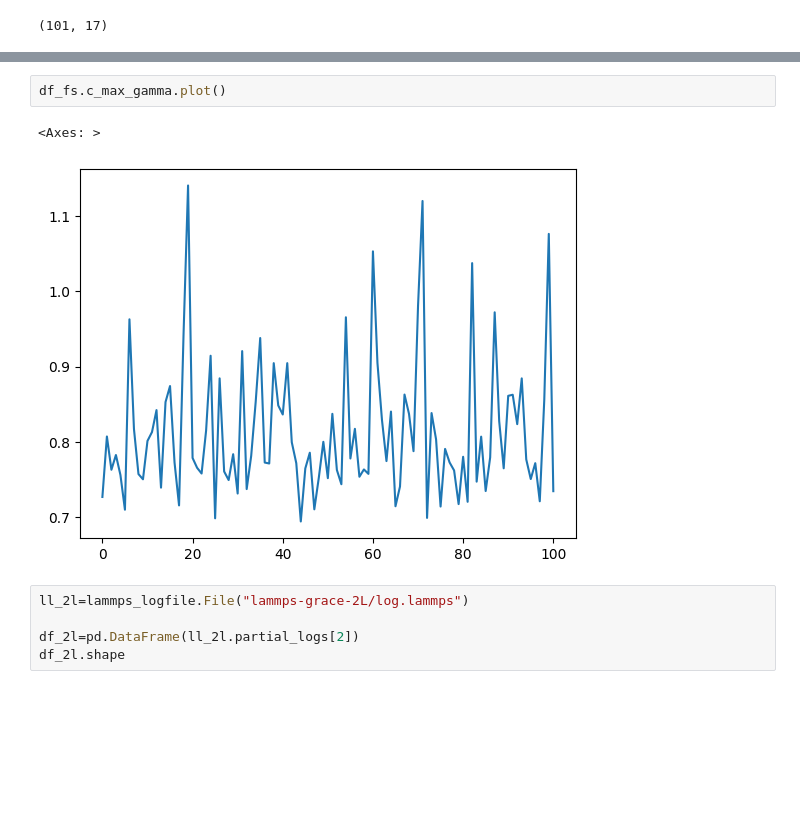
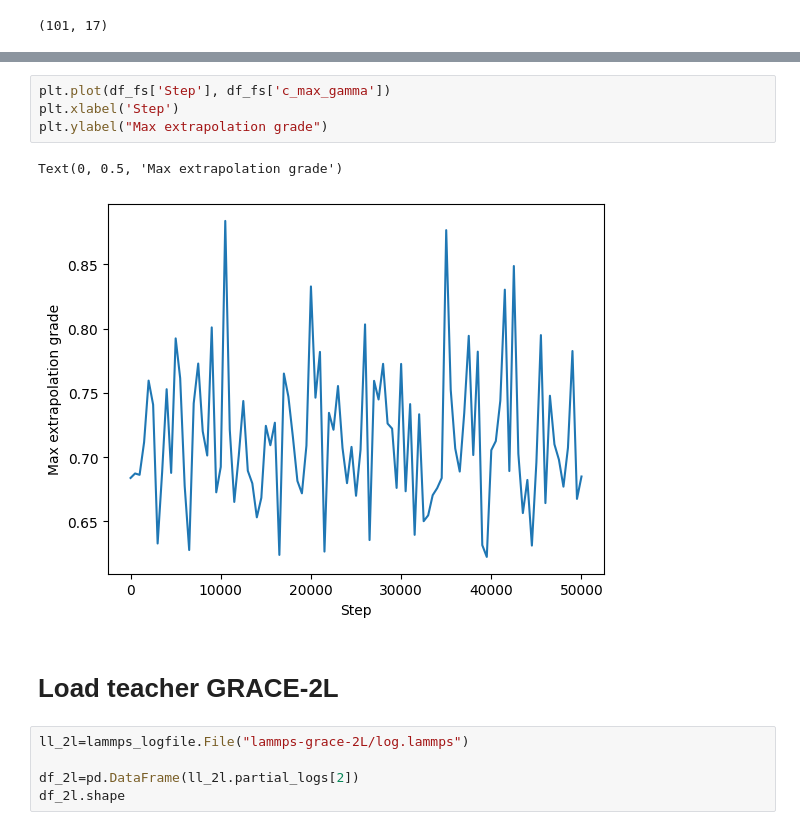
Before and after one commit to ICAMS/grace-tutorial, a Jupyter notebook: 3-foundation-models/3c-lammps-distilled/analyze_mdmc.ipynb, the cells around one changed output, grey strips where cells are left out. Saved outputs shown, nothing was run; the diff lists cells and outputs as text; blank space fills up the shorter version.

```diff
--- a/3-foundation-models/3c-lammps-distilled/analyze_mdmc.ipynb
+++ b/3-foundation-models/3c-lammps-distilled/analyze_mdmc.ipynb
@@ -33,8 +35,12 @@ df_fs.head()
 # %%
-df_fs.c_max_gamma.plot()
+plt.plot(df_fs['Step'], df_fs['c_max_gamma'])
+plt.xlabel('Step')
+plt.ylabel("Max extrapolation grade")
 # %% [output]
-<Axes: >
+Text(0, 0.5, 'Max extrapolation grade')
-[figure, old version]
+[figure, new version]
+# %% [markdown]
+# Load teacher GRACE-2L
 # %%
 ll_2l=lammps_logfile.File("lammps-grace-2L/log.lammps")
 
```
Also changed, not shown: parts of 11 cells of this notebook, 11 other files.
